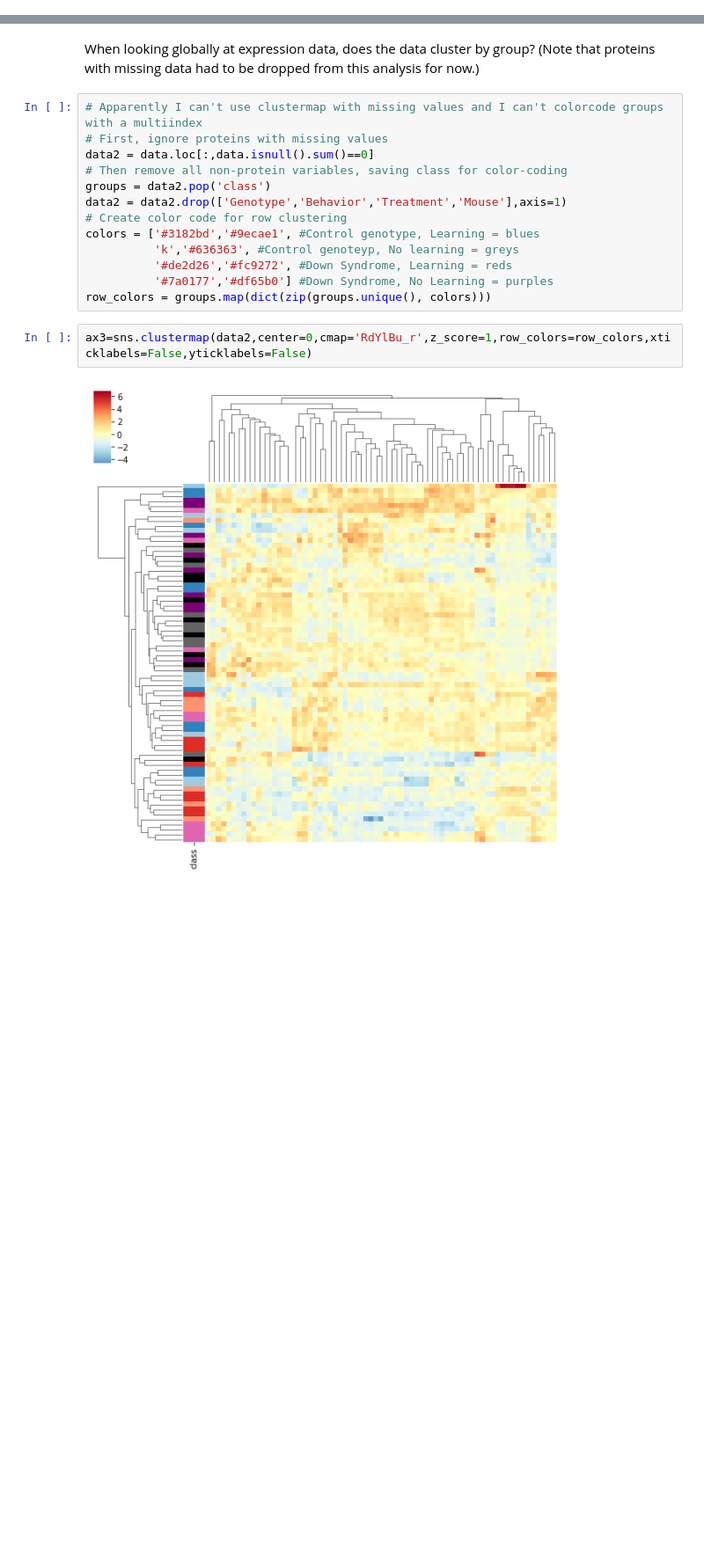
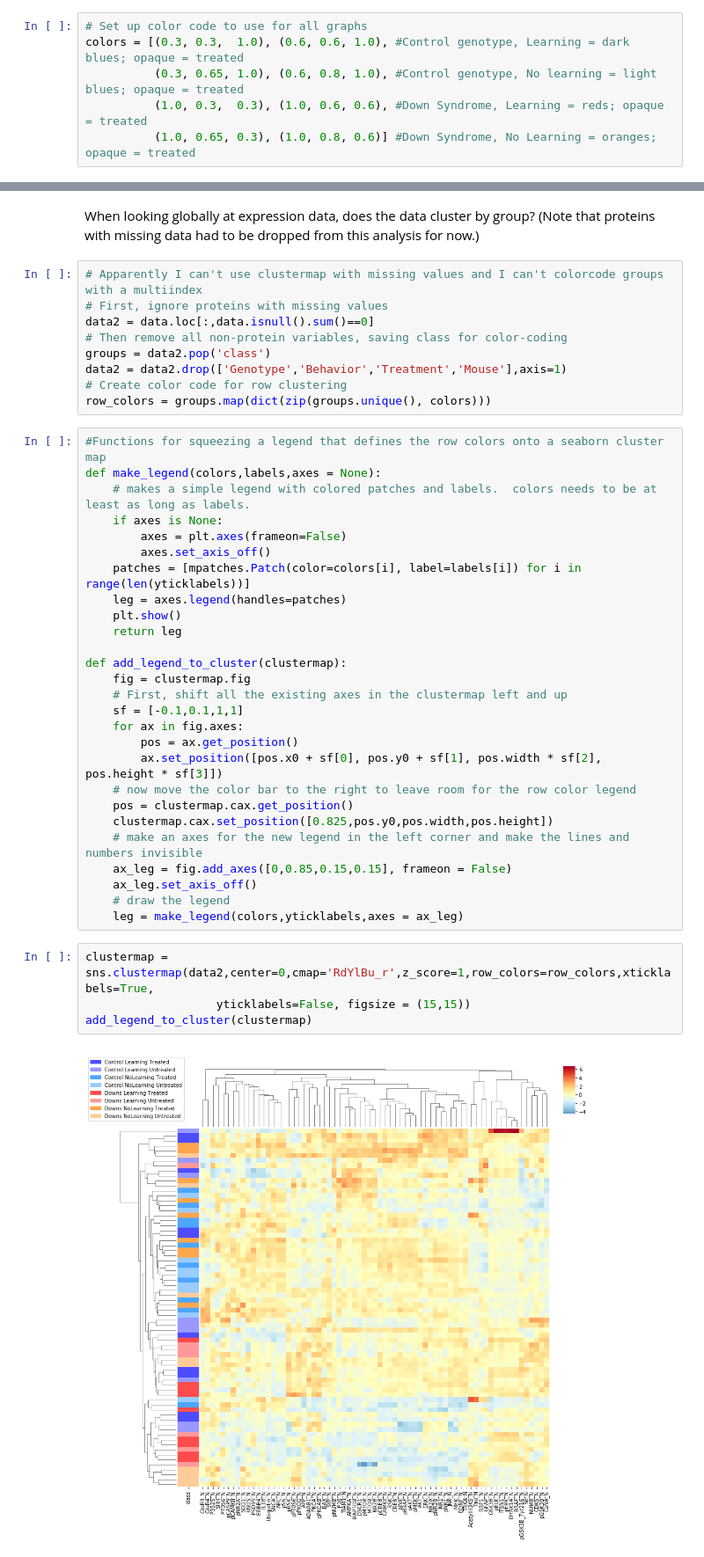
Before and after one commit to Adenordis/Springboard-Capstone-1, a Jupyter notebook: Capstone1_DataVis.ipynb, the cells around one changed output, grey strips where cells are left out. Shown at 88% size. Saved outputs shown, nothing was run; the diff lists cells and outputs as text; blank space fills up the shorter version.

```diff
--- a/Capstone1_DataVis.ipynb
+++ b/Capstone1_DataVis.ipynb
@@ -51,0 +41,6 @@ Index(['DYRK1A_N', 'ITSN1_N', 'BDNF_N', 'NR1_N', 'NR2A_N', 'pAKT_N', 'pBRAF_N',
+# %%
+# Set up color code to use for all graphs
+colors = [(0.3, 0.3,  1.0), (0.6, 0.6, 1.0), #Control genotype, Learning = dark blues; opaque = treated
+          (0.3, 0.65, 1.0), (0.6, 0.8, 1.0), #Control genotype, No learning = light blues; opaque = treated
+          (1.0, 0.3,  0.3), (1.0, 0.6, 0.6), #Down Syndrome, Learning = reds; opaque = treated
+          (1.0, 0.65, 0.3), (1.0, 0.8, 0.6)] #Down Syndrome, No Learning = oranges; opaque = treated
@@ -59,13 +112,38 @@ data2 = data.loc[:,data.isnull().sum()==0]
 groups = data2.pop('class')
 data2 = data2.drop(['Genotype','Behavior','Treatment','Mouse'],axis=1)
 # Create color code for row clustering
-colors = ['#3182bd','#9ecae1', #Control genotype, Learning = blues
-          'k','#636363', #Control genoteyp, No learning = greys
-          '#de2d26','#fc9272', #Down Syndrome, Learning = reds
-          '#7a0177','#df65b0'] #Down Syndrome, No Learning = purples
 row_colors = groups.map(dict(zip(groups.unique(), colors)))
+# %%
+#Functions for squeezing a legend that defines the row colors onto a seaborn cluster map
+def make_legend(colors,labels,axes = None):
+    # makes a simple legend with colored patches and labels.  colors needs to be at least as long as labels.
+    if axes is None:
+        axes = plt.axes(frameon=False)
+        axes.set_axis_off()
+    patches = [mpatches.Patch(color=colors[i], label=labels[i]) for i in range(len(yticklabels))]
+    leg = axes.legend(handles=patches)
+    plt.show()
+    return leg
+
+def add_legend_to_cluster(clustermap):
+    fig = clustermap.fig
+    # First, shift all the existing axes in the clustermap left and up
+    sf = [-0.1,0.1,1,1]
+    for ax in fig.axes:
+        pos = ax.get_position()
+        ax.set_position([pos.x0 + sf[0], pos.y0 + sf[1], pos.width * sf[2], pos.height * sf[3]])
+    # now move the color bar to the right to leave room for the row color legend
+    pos = clustermap.cax.get_position()
+    clustermap.cax.set_position([0.825,pos.y0,pos.width,pos.height])
+    # make an axes for the new legend in the left corner and make the lines and numbers invisible
+    ax_leg = fig.add_axes([0,0.85,0.15,0.15], frameon = False)
+    ax_leg.set_axis_off()
+    # draw the legend
+    leg = make_legend(colors,yticklabels,axes = ax_leg)
 # %%
-ax3=sns.clustermap(data2,center=0,cmap='RdYlBu_r',z_score=1,row_colors=row_colors,xticklabels=False,yticklabels=False)
+clustermap = sns.clustermap(data2,center=0,cmap='RdYlBu_r',z_score=1,row_colors=row_colors,xticklabels=True,
+                   yticklabels=False, figsize = (15,15))
+add_legend_to_cluster(clustermap)
 # %% [output]
-[figure, old version]
+[figure, new version]
 # %% [markdown]
```
Also changed, not shown: parts of 19 cells of this notebook.
